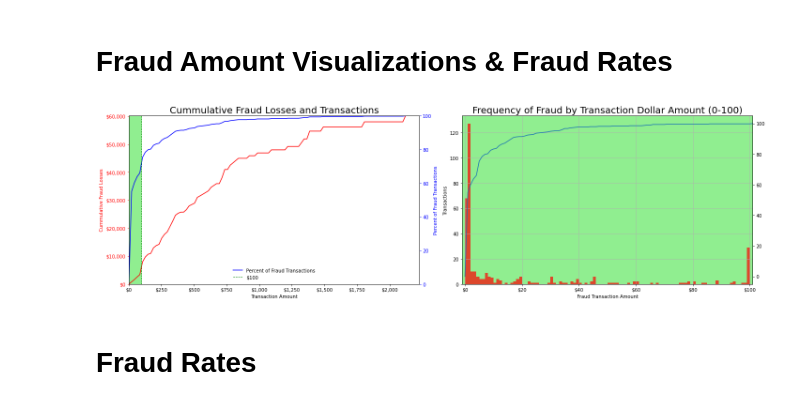
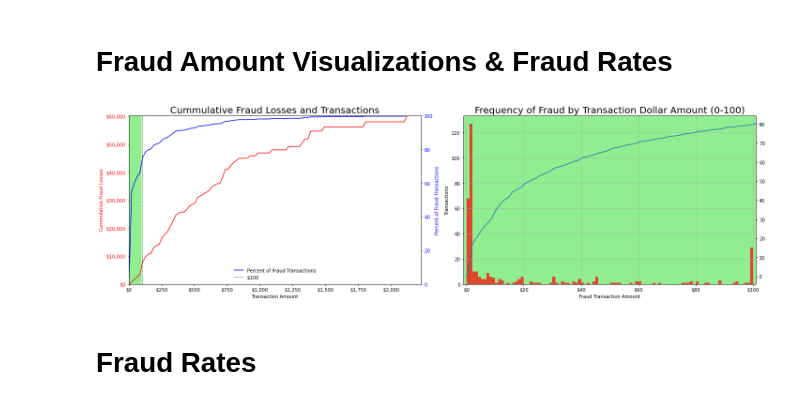
Before and after one commit to allanalberts/Fraud-Detection-Model-Planning, a Jupyter notebook: notebooks/Fraud_Amount_Visualizations.ipynb, the cells around one changed output. Saved outputs shown, nothing was run; the diff lists cells and outputs as text; code cells hidden in the pictures.

Commit message:
graph bug fix

```diff
--- a/notebooks/Fraud_Amount_Visualizations.ipynb
+++ b/notebooks/Fraud_Amount_Visualizations.ipynb
@@ -82,7 +82,7 @@ def amount_cdf_data(data):
     ymax = np.max(y1)
     return x, y1, y2, ymax
 
-def graph_amounts_frequency(ax, y2, data, xlimit):
+def graph_amounts_frequency(ax, data, xlimit):
     '''
         Creates plots showing frequency of fraud at different transaction amounts
 
@@ -95,7 +95,13 @@ def graph_amounts_frequency(ax, y2, data, xlimit):
         Return:
             ax - axis with plot
     '''
-    gr_data = data.copy()
+    transaction_cnt = data['Amount'].count()
+    y2 = []
+    for n in range(102):
+        y2.append(((data[data['Amount']<(.01*n*xlimit)]['Amount'].count())/transaction_cnt)*100)
+
+
+    gr_data = data[data['Class']==1].copy()
     gr_data[gr_data['Amount']<xlimit]['Amount'].hist(ax=ax, bins=100, color='red', alpha=0.7)
     ax.set_title("Frequency of Fraud by Transaction Dollar Amount (0-100)", fontsize=20)
     ax.set_xlabel('Fraud Transaction Amount')
@@ -108,35 +114,35 @@ def graph_amounts_frequency(ax, y2, data, xlimit):
     ax.set_facecolor('lightgreen')
 
 def plot_fraud_amount_eda(data, gs):
     '''
         Creates image with multiple plots for Fraud Amount EDA Visualatioin
 
         ARGS:
             data -> pandas df
             gs -> Gridspec
 
         Return:
             None
     '''
     df_fraud = data[data['Class']==1]
     df_legit = data[data['Class']==0]
 
     fig = plt.figure(figsize=(20,6))
     ax1 = fig.add_subplot(gs[0:-1])
 
     x, y1, y2, ymax = amount_cdf_data(df_fraud)
     graph_amount_cdf(ax1, x, y1, y2, ymax)
 
     ax2 = fig.add_subplot(gs[1:])
-    graph_amounts_frequency(ax2, y2, data=df_fraud, xlimit=100)
+    graph_amounts_frequency(ax2, data, xlimit=100)
 
     plt.tight_layout()
     fig.savefig("../img/AmountPlots.png")
 
 gs = gs.GridSpec(1,2)
 plot_fraud_amount_eda(data=data, gs=gs)
 # %% [output]
-[figure, old version]
+[figure, new version]
 # %% [markdown]
 # Fraud Rates
 # %%
```
Also changed, not shown: parts of 1 cell of this notebook, 5 other files.
